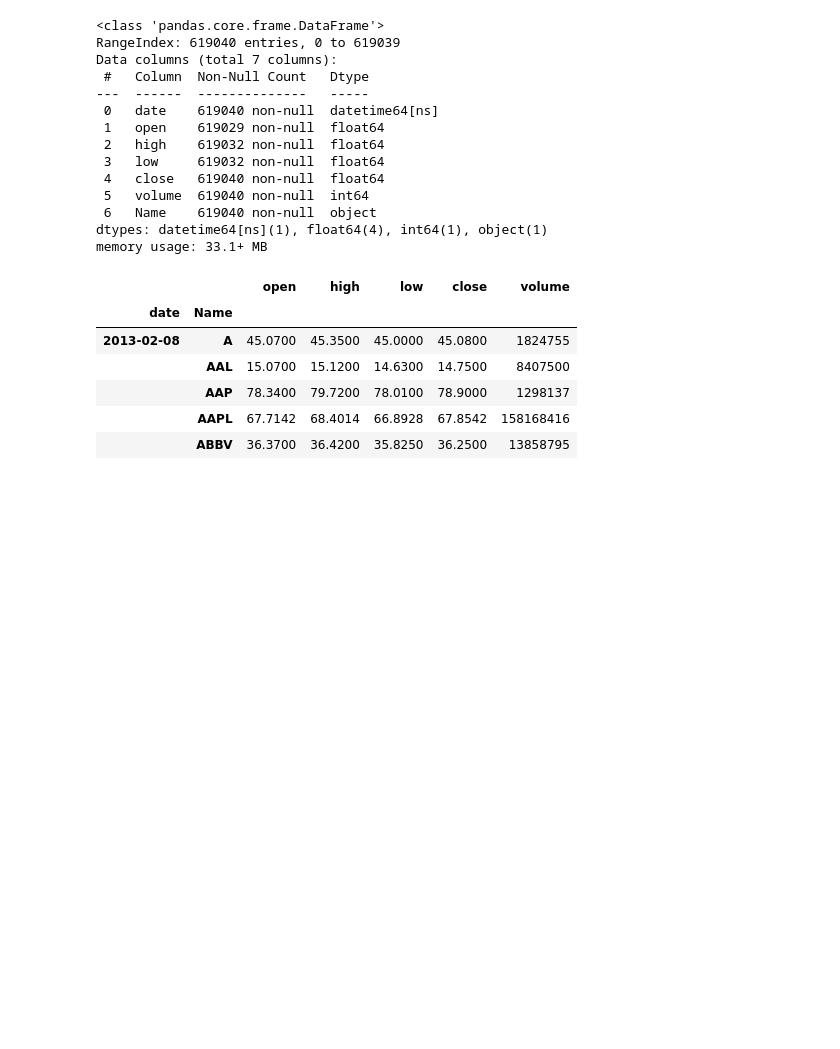
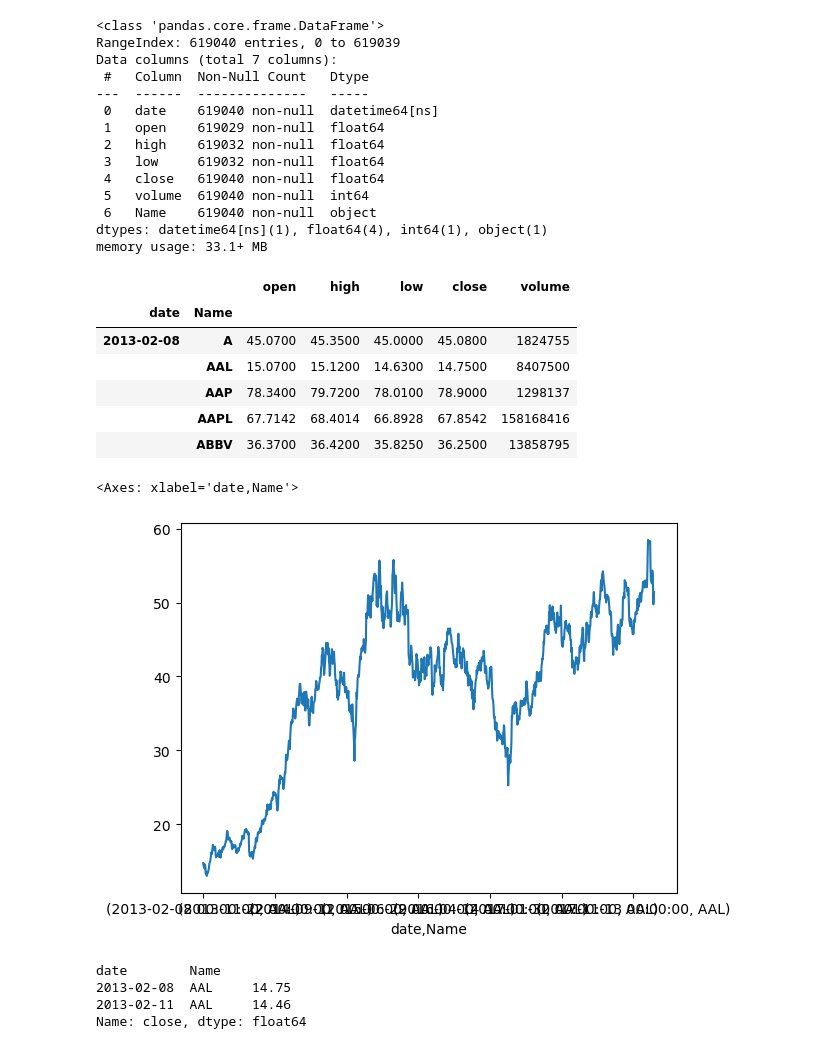
Before and after one commit to omid-sar/Interview-Preparation, a Jupyter notebook: data_manipulation/time_series.ipynb, the cells around one changed output. Saved outputs shown, nothing was run; the diff lists cells and outputs as text; code cells hidden in the pictures; blank space fills up the shorter version.

```diff
--- a/data_manipulation/time_series.ipynb
+++ b/data_manipulation/time_series.ipynb
@@ -32,9 +32,9 @@ memory usage: 33.1+ MB
 # %%
 dfo.dropna(inplace=True)
 # %%
-df_t = df.set_index(['date','Name'])
-df_t.sort_index(inplace=True)
-df_t.head()
+df = dfo.set_index(['date','Name'])
+df.sort_index(inplace=True)
+df.head()
 # %% [output]
 |  |  | open | high | low | close | volume |
 | date | Name |  |  |  |  |  |
@@ -43,3 +43,16 @@ df_t.head()
 |  | AAP | 78.3400 | 79.7200 | 78.0100 | 78.9000 | 1298137 |
 |  | AAPL | 67.7142 | 68.4014 | 66.8928 | 67.8542 | 158168416 |
 |  | ABBV | 36.3700 | 36.4200 | 35.8250 | 36.2500 | 13858795 |
+# %%
+df.loc[(slice(None), "AAL"),:].close.plot()
+# %% [output]
+<Axes: xlabel='date,Name'>
+[figure, added]
+# %%
+aal_close= df.loc[(slice(None), "AAL"),:].close
+aal_close.head(2)
+# %% [output]
+date        Name
+2013-02-08  AAL     14.75
+2013-02-11  AAL     14.46
+Name: close, dtype: float64
```
Also changed, not shown: parts of 4 cells of this notebook.
